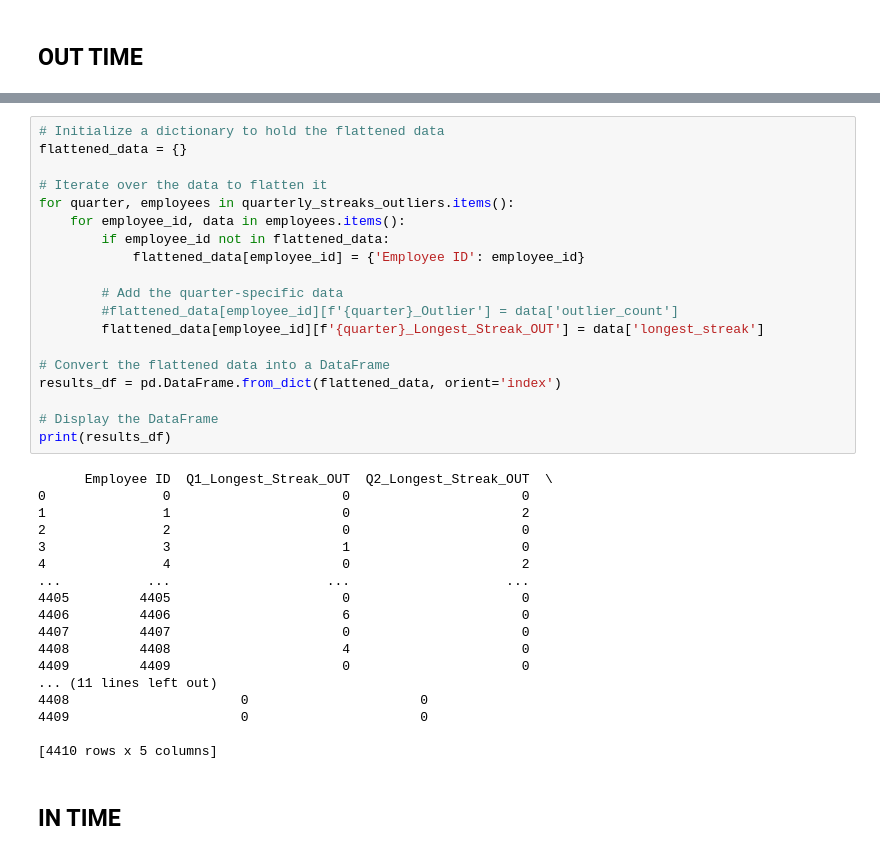
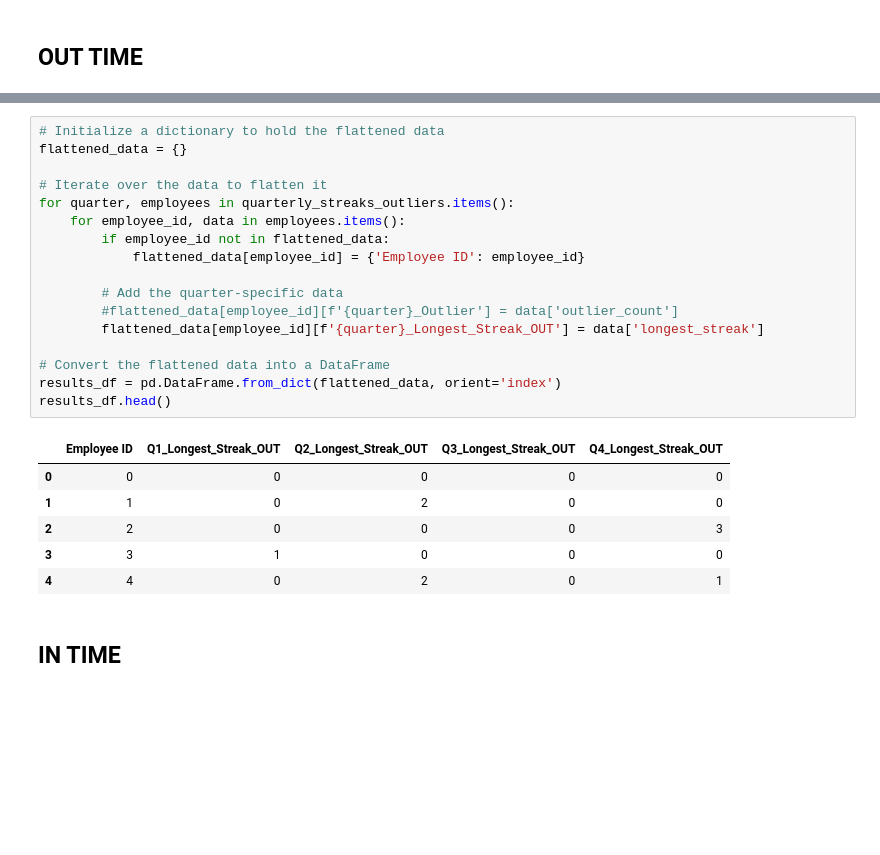
Before and after one commit to b2200765017/AIN-PROJECT, a Jupyter notebook: main.ipynb, the cells around one changed output, grey strips where cells are left out. Drawn from its saved outputs; the diff is of its cells as text; blank space fills up the shorter version.

```diff
--- a/main.ipynb
+++ b/main.ipynb
@@ -221,40 +182,27 @@ DataFrame.mean and DataFrame.median with numeric_only=None will include datetime
 # %%
 # Initialize a dictionary to hold the flattened data
 flattened_data = {}
 
 # Iterate over the data to flatten it
 for quarter, employees in quarterly_streaks_outliers.items():
     for employee_id, data in employees.items():
         if employee_id not in flattened_data:
             flattened_data[employee_id] = {'Employee ID': employee_id}
 
         # Add the quarter-specific data
         #flattened_data[employee_id][f'{quarter}_Outlier'] = data['outlier_count']
         flattened_data[employee_id][f'{quarter}_Longest_Streak_OUT'] = data['longest_streak']
 
 # Convert the flattened data into a DataFrame
 results_df = pd.DataFrame.from_dict(flattened_data, orient='index')
-
-# Display the DataFrame
-print(results_df)
+results_df.head()
 # %% [output]
-      Employee ID  Q1_Longest_Streak_OUT  Q2_Longest_Streak_OUT  \
-0               0                      0                      0
-1               1                      0                      2
-2               2                      0                      0
-3               3                      1                      0
-4               4                      0                      2
-...           ...                    ...                    ...
-4405         4405                      0                      0
-4406         4406                      6                      0
-4407         4407                      0                      0
-4408         4408                      4                      0
-4409         4409                      0                      0
-... (11 lines left out)
-4408                      0                      0
-4409                      0                      0
-
-[4410 rows x 5 columns]
+|  | Employee ID | Q1_Longest_Streak_OUT | Q2_Longest_Streak_OUT | Q3_Longest_Streak_OUT | Q4_Longest_Streak_OUT |
+| 0 | 0 | 0 | 0 | 0 | 0 |
+| 1 | 1 | 0 | 2 | 0 | 0 |
+| 2 | 2 | 0 | 0 | 0 | 3 |
+| 3 | 3 | 1 | 0 | 0 | 0 |
+| 4 | 4 | 0 | 2 | 0 | 1 |
 # %% [markdown]
 ## IN TIME
 # %%
```
Also changed, not shown: parts of 26 cells of this notebook.
